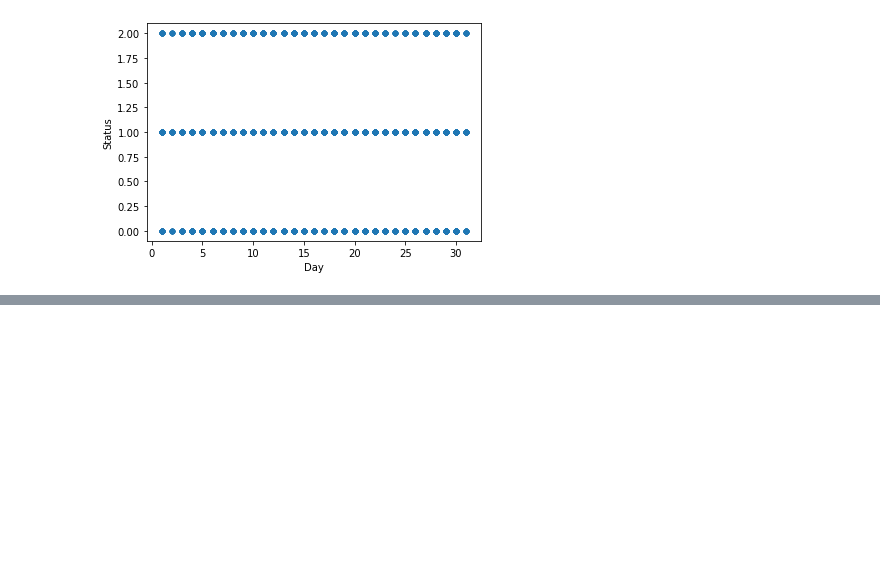
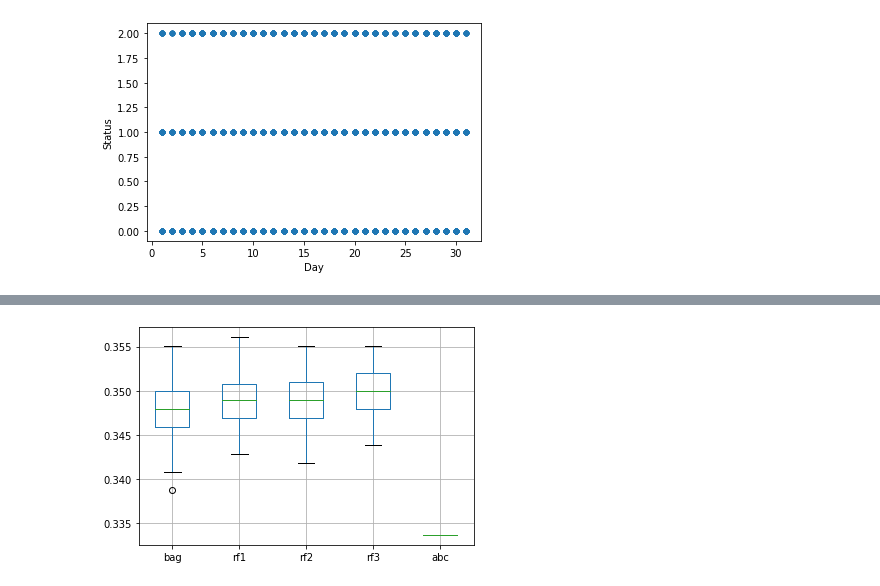
Before and after one commit to aorbani/SmartCity_DS, a Jupyter notebook: Smart_2.ipynb, the cells around one changed output, grey strips where cells are left out. Cells and saved outputs as stored; diff of their text form; code cells hidden in the pictures; blank space fills up the shorter version.

```diff
--- a/Smart_2.ipynb
+++ b/Smart_2.ipynb
@@ -177,0 +146,18 @@ def compute_performance(yhat, y):
+# %%
+odd_days = [1,3,5]
+even_days = [2,4,6]
+bed_data = bed_data.reset_index(drop=True)
+bed_data = bed_data.assign(Hour2 = lambda x: bed_data.Hour**2)
+bed_data = bed_data.assign(Hour3 = lambda x: bed_data.Hour**3)
+print(bed_data.head())
+odd_data = bed_data[bed_data['Day'].isin(odd_days)]
+even_data = bed_data[bed_data['Day'].isin(even_days)]
+
+Xtrain = odd_data.drop(['Sensor_num','Status','Min'], axis = 'columns')
+ytrain = odd_data['Status']
+Xtest = even_data.drop(['Sensor_num','Status','Min'], axis = 'columns')
+ytest = even_data['Status']
+Xtrain = Xtrain.to_numpy()
+ytrain = ytrain.to_numpy()
+Xtest = Xtest.to_numpy()
+ytest = ytest.to_numpy()
@@ -177,0 +183,71 @@ def compute_performance(yhat, y):
+# %%
+#svm grid search
+
+ytrain = ytrain.astype(bool)
+ytest = ytest.astype(bool)
+number_of_simulations = 50
+
+er = np.zeros(number_of_simulations)
+er_rf1 = np.zeros(number_of_simulations)
+er_rf2 = np.zeros(number_of_simulations)
+er_rf3 = np.zeros(number_of_simulations)
+er_abc = np.zeros(number_of_simulations)
+
+err = np.zeros(number_of_simulations)
+err_rf1 = np.zeros(number_of_simulations)
+err_rf2 = np.zeros(number_of_simulations)
+err_rf3 = np.zeros(number_of_simulations)
+err_abc = np.zeros(number_of_simulations)
+for i in tqdm(range(number_of_simulations)):
+
+    # Instantiate Models
+    # Use 500 trees in your random forests and bagged estimator.
+
+    bag = BaggingClassifier( DecisionTreeClassifier(), n_estimators=500 )
+    rf1 = RandomForestClassifier(n_estimators=500, max_features=1)
+    rf2 = RandomForestClassifier(n_estimators=500, max_features=2)
+    rf3 = RandomForestClassifier(n_estimators=500, max_features=3)
+    abc = AdaBoostClassifier(n_estimators=500)
+
+
+    bag.fit(Xtrain, ytrain)
+    rf1.fit(Xtrain, ytrain)
+    rf2.fit(Xtrain, ytrain)
+    rf3.fit(Xtrain, ytrain)
+    abc.fit(Xtrain, ytrain)
+
+    yped = bag.predict(Xtrain)
+    yped_rf1 = rf1.predict(Xtrain)
+    yped_rf2 = rf2.predict(Xtrain)
+    yped_rf3 = rf3.predict(Xtrain)
+    yped_abc = abc.predict(Xtrain)
+
+    ypred = bag.predict(Xtest)
+    ypred_rf1 = rf1.predict(Xtest)
+    ypred_rf2 = rf2.predict(Xtest)
+    ypred_rf3 = rf3.predict(Xtest)
+    ypred_abc = abc.predict(Xtest)
+
+    er[i] =  accuracy_score(ytrain, yped)
+    er_rf1[i] = accuracy_score(ytrain, yped_rf1)
+    er_rf2[i] = 1- accuracy_score(ytrain, yped_rf2)
+    er_rf3[i] = 1- accuracy_score(ytrain, yped_rf3)
+    er_abc[i] = 1- accuracy_score(ytrain, yped_abc)
+    # Record the testing error rate (that is 1 - accuracy).
+
+    err[i] = 1 - accuracy_score(ytest, ypred)
+    err_rf1[i] = 1- accuracy_score(ytest, ypred_rf1)
+    err_rf2[i] = 1- accuracy_score(ytest, ypred_rf2)
+    err_rf3[i] = 1- accuracy_score(ytest, ypred_rf3)
+    err_abc[i] = 1- accuracy_score(ytest, ypred_abc)
+
+#Plot the error rates as a box plot by model to complete the assignment.
+
+estimators = {'bag': err, 'rf1': err_rf1,'rf2': err_rf2, 'rf3': err_rf3, 'abc': err_abc}
+
+df = pd.DataFrame(estimators)
+
+df
+
+df.boxplot()
+# %% [output]
@@ -177,0 +255 @@ def compute_performance(yhat, y):
+[figure, added]
```
Also changed, not shown: parts of 17 cells of this notebook.
